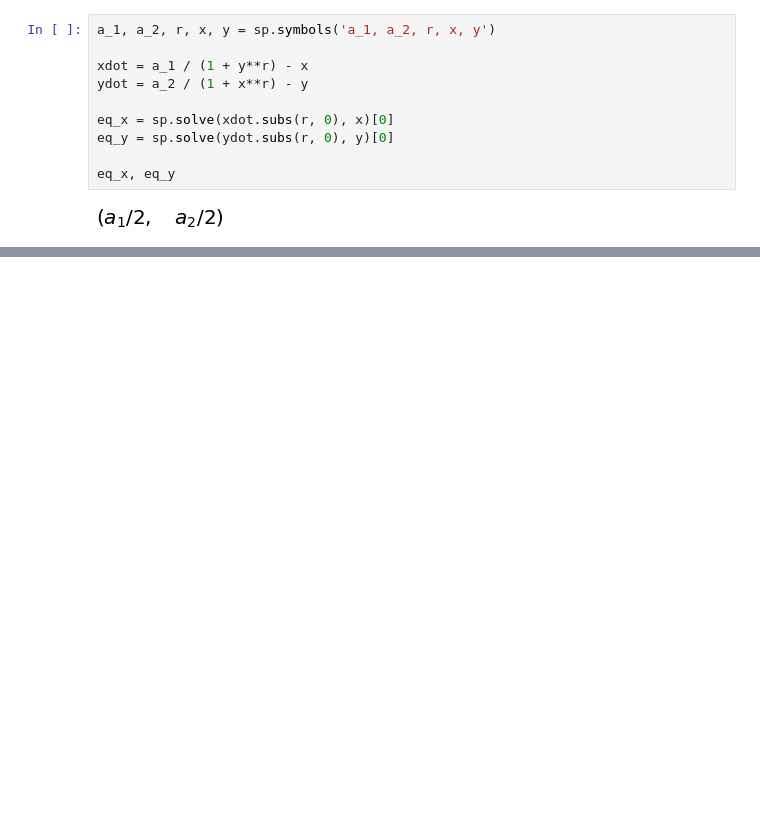
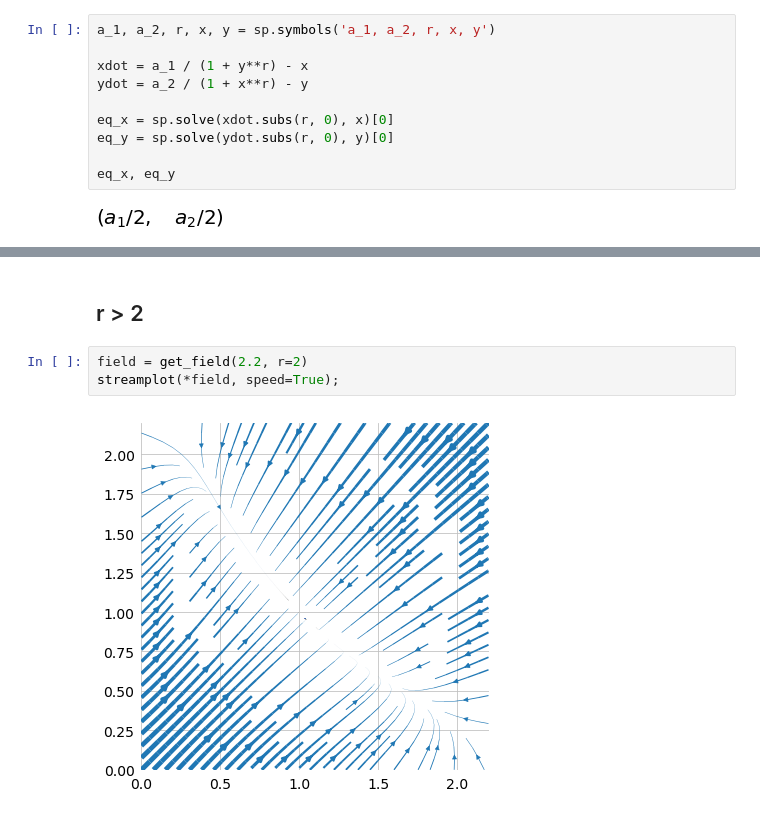
Before and after one commit to tfiers/strogatz, a Jupyter notebook: notebooks/1_2_Gene_control.ipynb, the cells around one changed output, grey strips where cells are left out. Saved outputs shown, nothing was run; the diff lists cells and outputs as text; blank space fills up the shorter version.

```diff
--- a/notebooks/1_2_Gene_control.ipynb
+++ b/notebooks/1_2_Gene_control.ipynb
@@ -24,0 +67,7 @@ sp.solve()
+# %% [markdown]
+## r > 2
+# %%
+field = get_field(2.2, r=2)
+streamplot(*field, speed=True);
+# %% [output]
+[figure, added]
```
Also changed, not shown: parts of 10 cells of this notebook, 7 other files.
